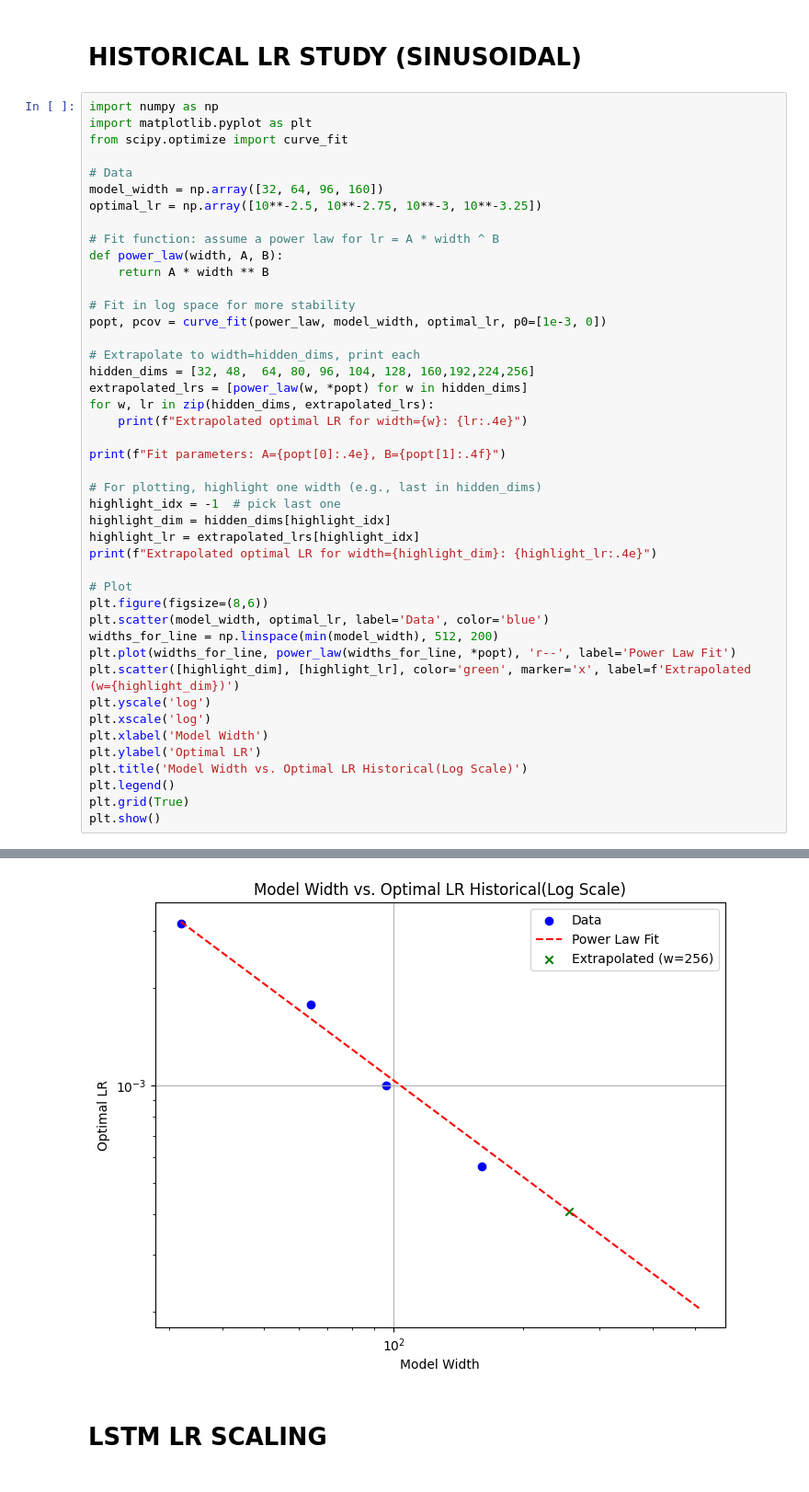
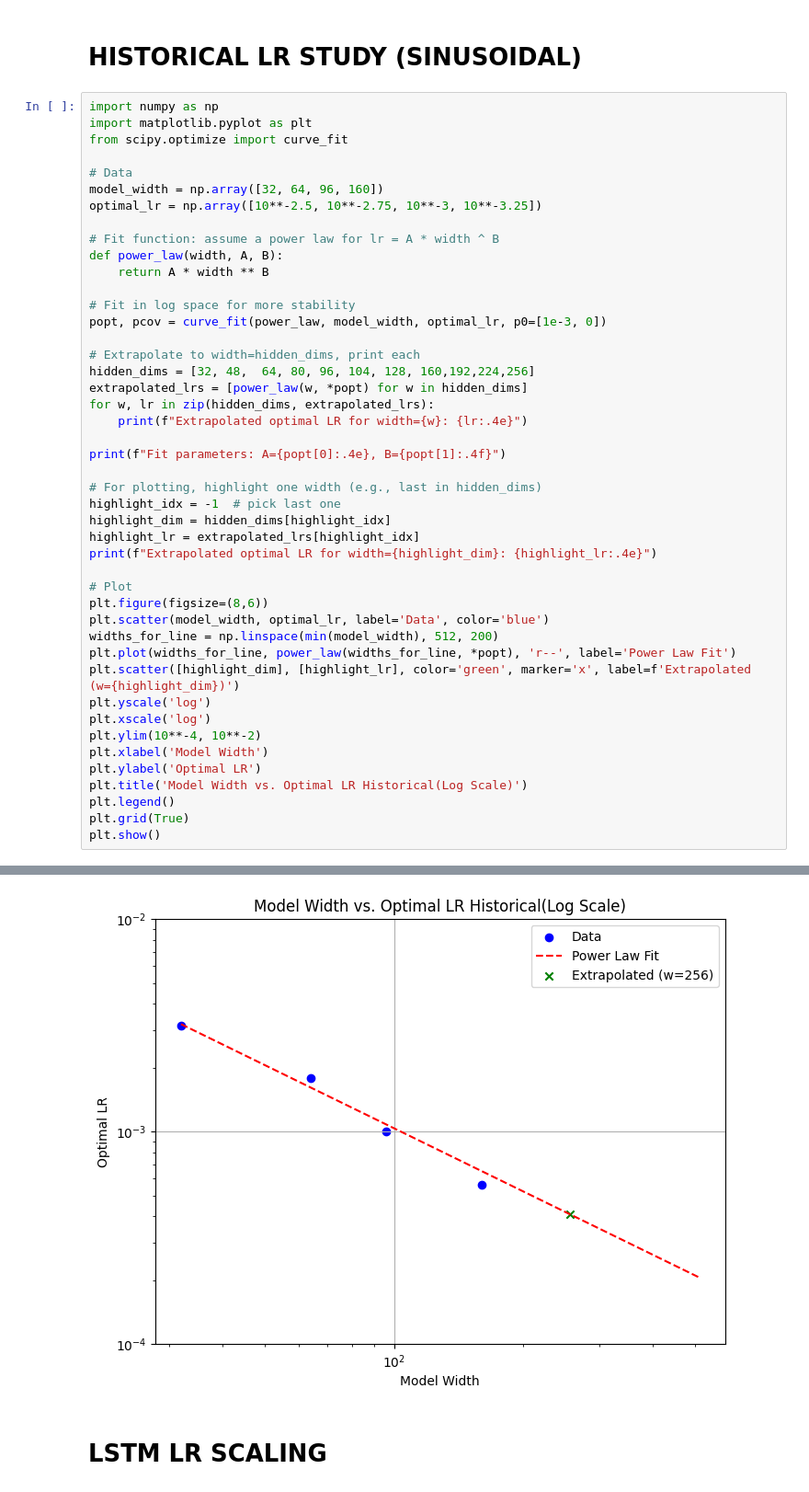
Before and after one commit to hansgundlach/Experimental_Progress, a Jupyter notebook: experimental_analysis/lr_analysis_architectures.ipynb, the cells around one changed output, grey strips where cells are left out. Shown at 92% size. Cells and saved outputs as stored; diff of their text form.

```diff
--- a/experimental_analysis/lr_analysis_architectures.ipynb
+++ b/experimental_analysis/lr_analysis_architectures.ipynb
@@ -212,34 +212,35 @@ highlight_lr = extrapolated_lrs[highlight_idx]
 print(f"Extrapolated optimal LR for width={highlight_dim}: {highlight_lr:.4e}")
 
 # Plot
 plt.figure(figsize=(8,6))
 plt.scatter(model_width, optimal_lr, label='Data', color='blue')
 widths_for_line = np.linspace(min(model_width), 512, 200)
 plt.plot(widths_for_line, power_law(widths_for_line, *popt), 'r--', label='Power Law Fit')
 plt.scatter([highlight_dim], [highlight_lr], color='green', marker='x', label=f'Extrapolated (w={highlight_dim})')
 plt.yscale('log')
 plt.xscale('log')
+plt.ylim(10**-4, 10**-2)
 plt.xlabel('Model Width')
 plt.ylabel('Optimal LR')
 plt.title('Model Width vs. Optimal LR Historical(Log Scale)')
 plt.legend()
 plt.grid(True)
 plt.show()
 # %% [output]
 Extrapolated optimal LR for width=32: 3.2015e-03
 Extrapolated optimal LR for width=48: 2.1430e-03
 Extrapolated optimal LR for width=64: 1.6118e-03
 Extrapolated optimal LR for width=80: 1.2923e-03
 Extrapolated optimal LR for width=96: 1.0789e-03
 Extrapolated optimal LR for width=104: 9.9669e-04
 Extrapolated optimal LR for width=128: 8.1149e-04
 Extrapolated optimal LR for width=160: 6.5063e-04
 Extrapolated optimal LR for width=192: 5.4317e-04
 Extrapolated optimal LR for width=224: 4.6629e-04
 Extrapolated optimal LR for width=256: 4.0855e-04
 Fit parameters: A=9.8982e-02, B=-0.9901
 Extrapolated optimal LR for width=256: 4.0855e-04
-[figure, old version]
+[figure, new version]
 # %% [markdown]
 # LSTM LR SCALING
 # %%
```
Also changed, not shown: 39 other files.
